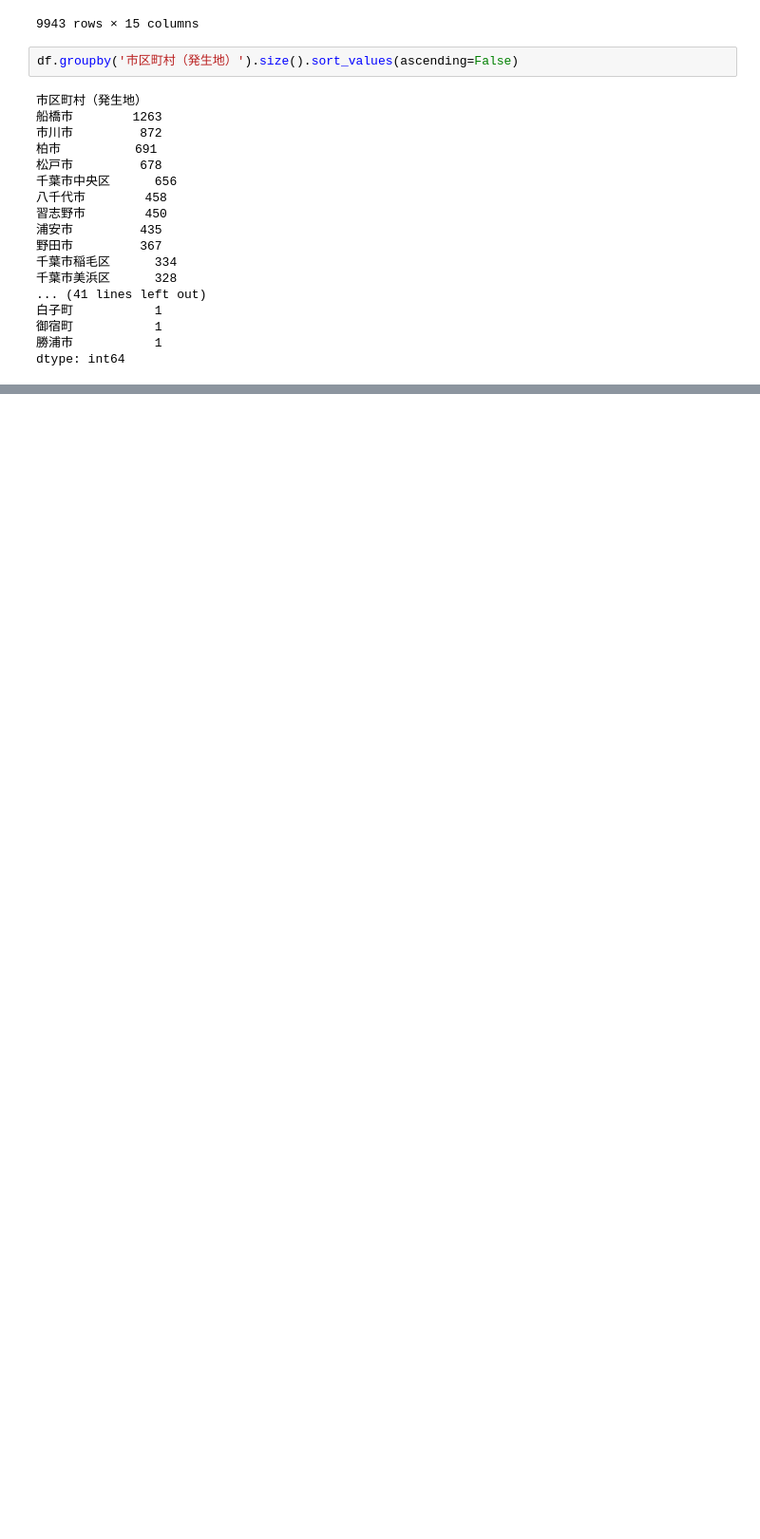
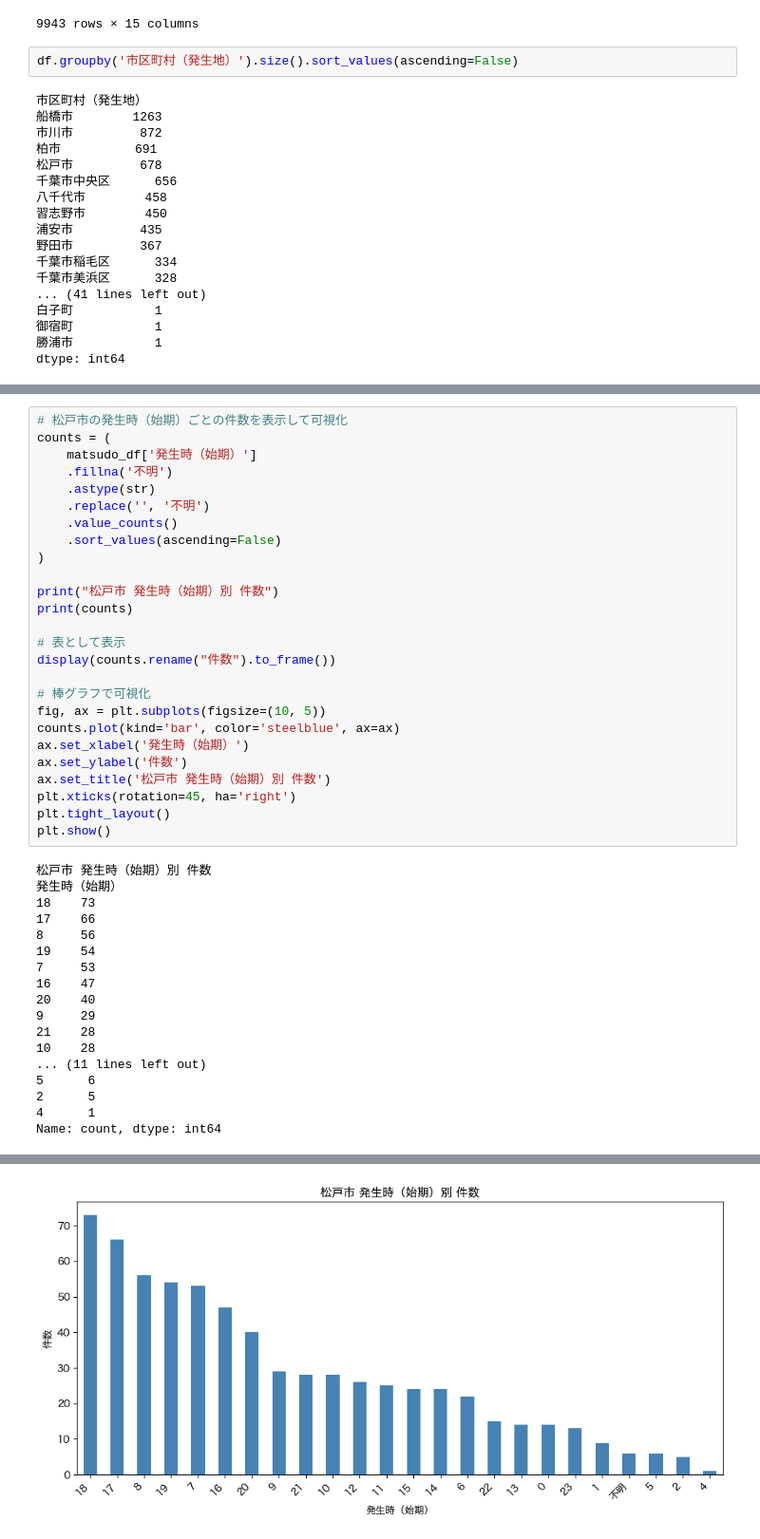
Before and after one commit to a250927s-create/me, a Jupyter notebook: week8/jitensha.ipynb, the cells around one changed output, grey strips where cells are left out. Shown at 95% size. Cells and saved outputs as stored; diff of their text form; blank space fills up the shorter version.

```diff
--- a/week8/jitensha.ipynb
+++ b/week8/jitensha.ipynb
@@ -135,0 +178,44 @@ Name: count, dtype: int64
+# %%
+# 松戸市の発生時（始期）ごとの件数を表示して可視化
+counts = (
+    matsudo_df['発生時（始期）']
+    .fillna('不明')
+    .astype(str)
+    .replace('', '不明')
+    .value_counts()
+    .sort_values(ascending=False)
+)
+
+print("松戸市 発生時（始期）別 件数")
+print(counts)
+
+# 表として表示
+display(counts.rename("件数").to_frame())
+
+# 棒グラフで可視化
+fig, ax = plt.subplots(figsize=(10, 5))
+counts.plot(kind='bar', color='steelblue', ax=ax)
+ax.set_xlabel('発生時（始期）')
+ax.set_ylabel('件数')
+ax.set_title('松戸市 発生時（始期）別 件数')
+plt.xticks(rotation=45, ha='right')
+plt.tight_layout()
+plt.show()
+# %% [output]
+松戸市 発生時（始期）別 件数
+発生時（始期）
+18    73
+17    66
+8     56
+19    54
+7     53
+16    47
+20    40
+9     29
+21    28
+10    28
+... (11 lines left out)
+5      6
+2      5
+4      1
+Name: count, dtype: int64
@@ -135,0 +240 @@ Name: count, dtype: int64
+[figure, added]
```
Also changed, not shown: parts of 8 cells of this notebook, 6 other files.
